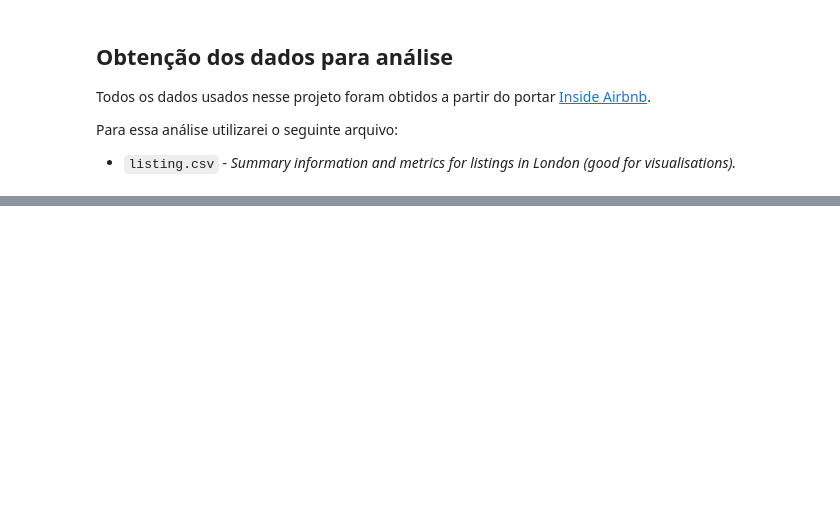
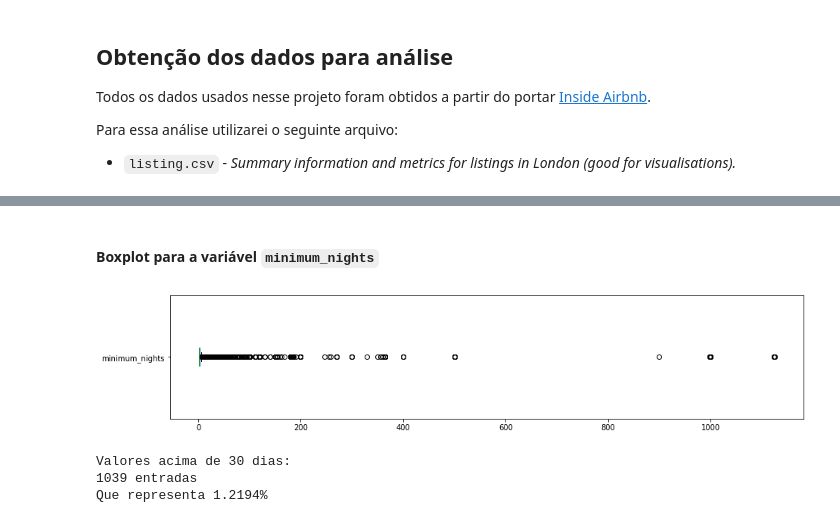
Before and after one commit to gorselli14/Portifolio_Projetos, a Jupyter notebook: Análise_dos_dados_do_Airbnb_(Londres).ipynb, the cells around one changed output, grey strips where cells are left out. Saved outputs shown, nothing was run; the diff lists cells and outputs as text; code cells hidden in the pictures; blank space fills up the shorter version.

```diff
--- a/Análise_dos_dados_do_Airbnb_(Londres).ipynb
+++ b/Análise_dos_dados_do_Airbnb_(Londres).ipynb
@@ -34,0 +167,15 @@ df = pd.read_csv("http://data.insideairbnb.com/united-kingdom/england/london/202
+# %% [markdown]
+#### Boxplot para a variável `minimum_nights`
+# %%
+# Boxplot minimum_nights
+df.minimum_nights.plot(kind='box', vert=False, figsize=(15,3));
+plt.show()
+# Valores acima de 30 dias para minimum_nights
+print('Valores acima de 30 dias:')
+print(f'{len(df[df.minimum_nights>30])} entradas')
+print(f'Que representa {(len(df [df.minimum_nights > 30])/df.shape[0])*100:.4f}%')
+# %% [output]
+[figure, added]
+Valores acima de 30 dias:
+1039 entradas
+Que representa 1.2194%
```
Also changed, not shown: parts of 14 cells of this notebook.
